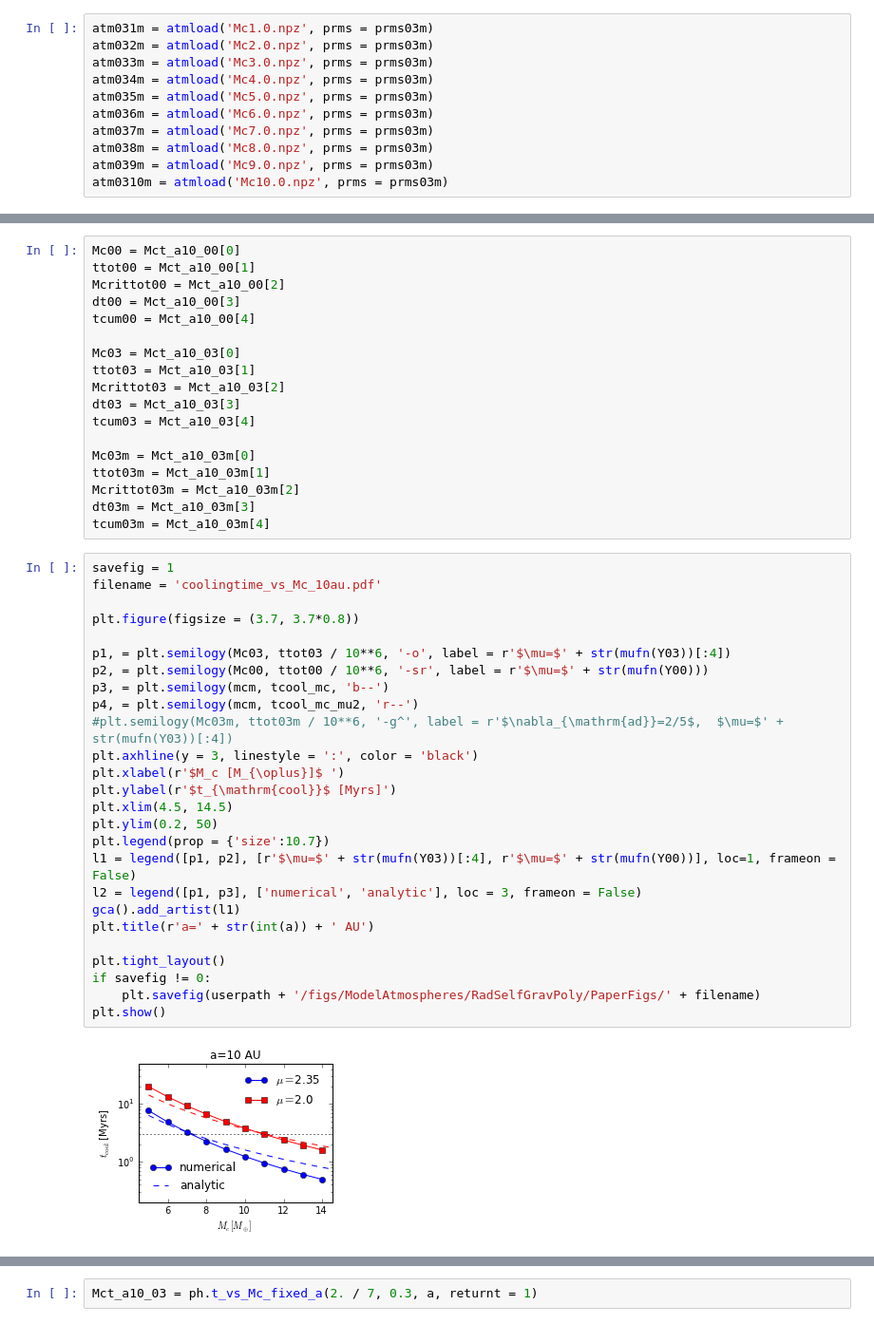
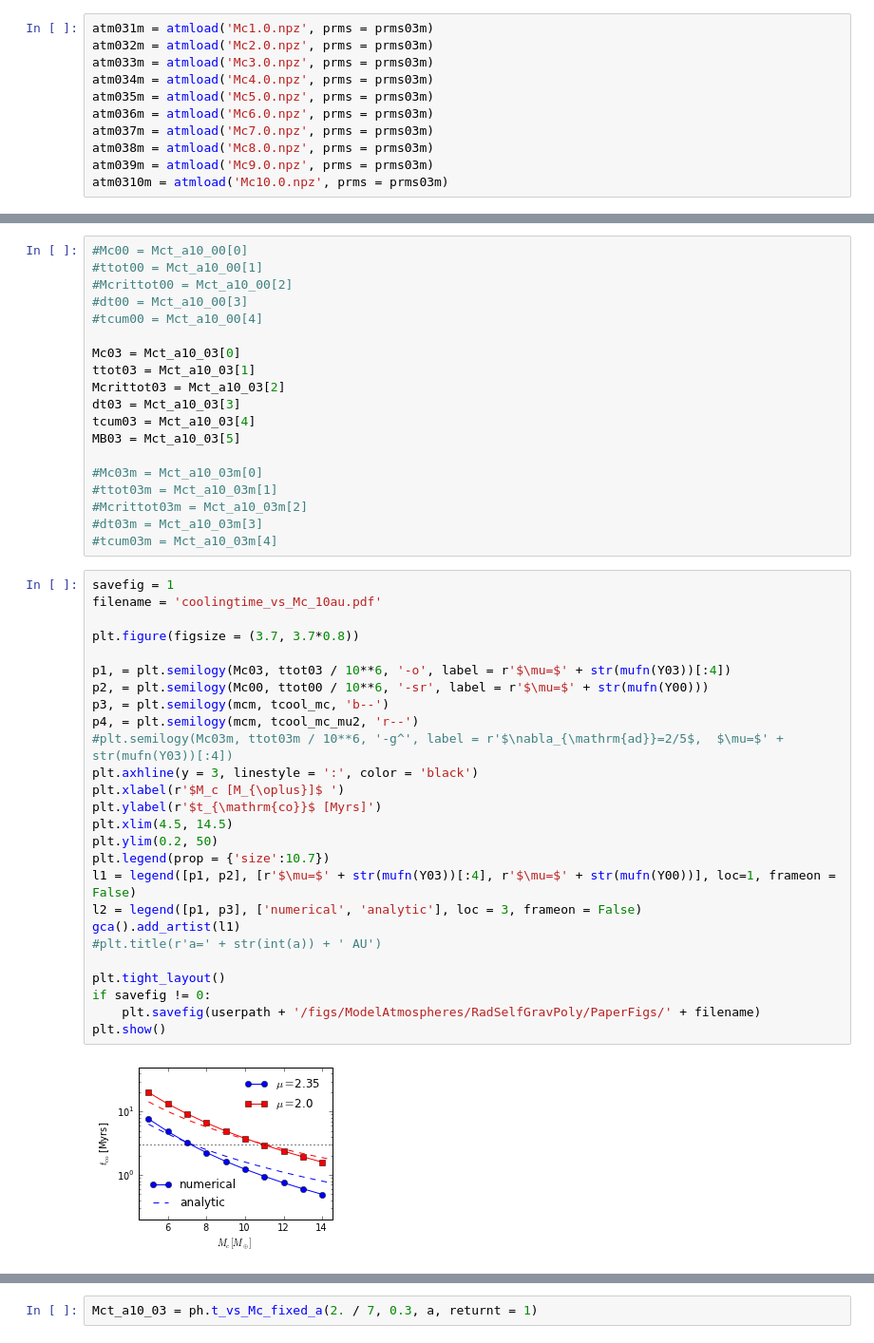
Before and after one commit to apiso/core_accretion, a Jupyter notebook: python/RadSGPoly/cooling_fixed_disklife.ipynb, the cells around one changed output, grey strips where cells are left out. Shown at 95% size. Saved outputs shown, nothing was run; the diff lists cells and outputs as text.

```diff
--- a/python/RadSGPoly/cooling_fixed_disklife.ipynb
+++ b/python/RadSGPoly/cooling_fixed_disklife.ipynb
@@ -142,46 +173,47 @@ Mct_a10_03m = ph.t_vs_Mc_fixed_a(2. / 5, 0.3, a, returnt = 1)
 # %%
-Mc00 = Mct_a10_00[0]
-ttot00 = Mct_a10_00[1]
-Mcrittot00 = Mct_a10_00[2]
-dt00 = Mct_a10_00[3]
-tcum00 = Mct_a10_00[4]
+#Mc00 = Mct_a10_00[0]
+#ttot00 = Mct_a10_00[1]
+#Mcrittot00 = Mct_a10_00[2]
+#dt00 = Mct_a10_00[3]
+#tcum00 = Mct_a10_00[4]
 
 Mc03 = Mct_a10_03[0]
 ttot03 = Mct_a10_03[1]
 Mcrittot03 = Mct_a10_03[2]
 dt03 = Mct_a10_03[3]
 tcum03 = Mct_a10_03[4]
+MB03 = Mct_a10_03[5]
 
-Mc03m = Mct_a10_03m[0]
-ttot03m = Mct_a10_03m[1]
-Mcrittot03m = Mct_a10_03m[2]
-dt03m = Mct_a10_03m[3]
-tcum03m = Mct_a10_03m[4]
+#Mc03m = Mct_a10_03m[0]
+#ttot03m = Mct_a10_03m[1]
+#Mcrittot03m = Mct_a10_03m[2]
+#dt03m = Mct_a10_03m[3]
+#tcum03m = Mct_a10_03m[4]
 # %%
 savefig = 1
 filename = 'coolingtime_vs_Mc_10au.pdf'
 
 plt.figure(figsize = (3.7, 3.7*0.8))
 
 p1, = plt.semilogy(Mc03, ttot03 / 10**6, '-o', label = r'$\mu=$' + str(mufn(Y03))[:4])
 p2, = plt.semilogy(Mc00, ttot00 / 10**6, '-sr', label = r'$\mu=$' + str(mufn(Y00)))
 p3, = plt.semilogy(mcm, tcool_mc, 'b--')
 p4, = plt.semilogy(mcm, tcool_mc_mu2, 'r--')
 #plt.semilogy(Mc03m, ttot03m / 10**6, '-g^', label = r'$\nabla_{\mathrm{ad}}=2/5$,  $\mu=$' + str(mufn(Y03))[:4])
 plt.axhline(y = 3, linestyle = ':', color = 'black')
 plt.xlabel(r'$M_c [M_{\oplus}]$ ')
-plt.ylabel(r'$t_{\mathrm{cool}}$ [Myrs]')
+plt.ylabel(r'$t_{\mathrm{co}}$ [Myrs]')
 plt.xlim(4.5, 14.5)
 plt.ylim(0.2, 50)
 plt.legend(prop = {'size':10.7})
 l1 = legend([p1, p2], [r'$\mu=$' + str(mufn(Y03))[:4], r'$\mu=$' + str(mufn(Y00))], loc=1, frameon = False)
 l2 = legend([p1, p3], ['numerical', 'analytic'], loc = 3, frameon = False)
 gca().add_artist(l1)
-plt.title(r'a=' + str(int(a)) + ' AU')
+#plt.title(r'a=' + str(int(a)) + ' AU')
 
 plt.tight_layout()
 if savefig != 0:
     plt.savefig(userpath + '/figs/ModelAtmospheres/RadSelfGravPoly/PaperFigs/' + filename)
 plt.show()
 # %% [output]
-[figure, old version]
+[figure, new version]
```
Also changed, not shown: parts of 26 cells of this notebook, 20 other files.
